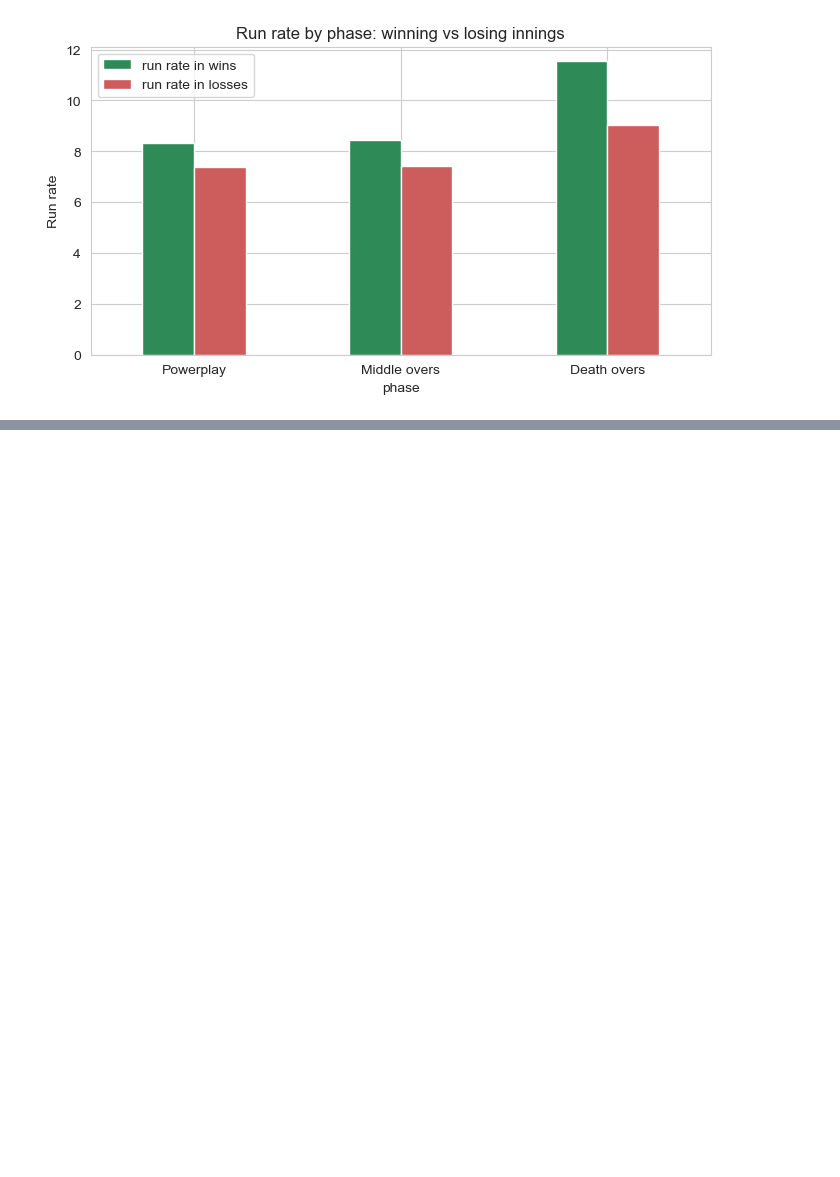
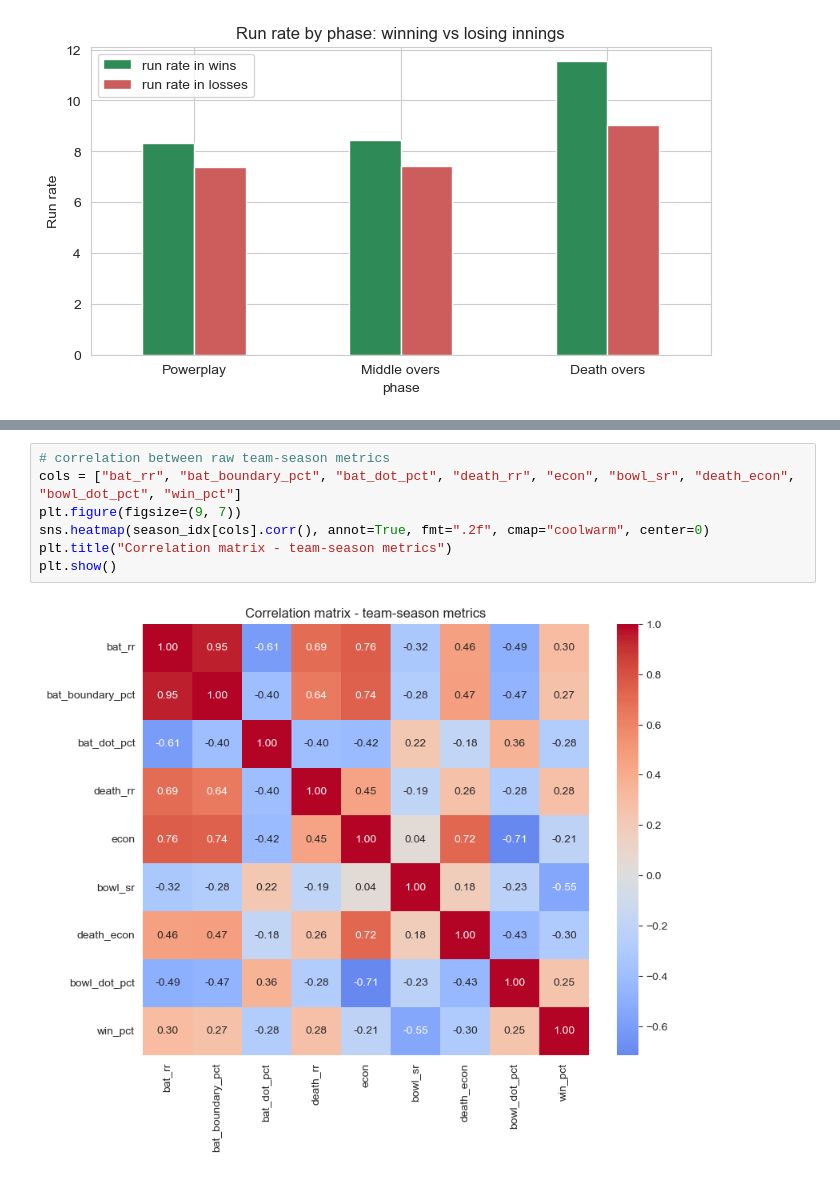
Before and after one commit to prince63aj/mini_project, a Jupyter notebook: ipl_match_prediction_rule_based.ipynb, the cells around one changed output, grey strips where cells are left out. Drawn from its saved outputs; the diff is of its cells as text; blank space fills up the shorter version.

```diff
--- a/ipl_match_prediction_rule_based.ipynb
+++ b/ipl_match_prediction_rule_based.ipynb
@@ -737,0 +908,9 @@ plt.show()
+# %%
+# correlation between raw team-season metrics
+cols = ["bat_rr", "bat_boundary_pct", "bat_dot_pct", "death_rr", "econ", "bowl_sr", "death_econ", "bowl_dot_pct", "win_pct"]
+plt.figure(figsize=(9, 7))
+sns.heatmap(season_idx[cols].corr(), annot=True, fmt=".2f", cmap="coolwarm", center=0)
+plt.title("Correlation matrix - team-season metrics")
+plt.show()
+# %% [output]
+[figure, added]
```
Also changed, not shown: parts of 13 cells of this notebook.
